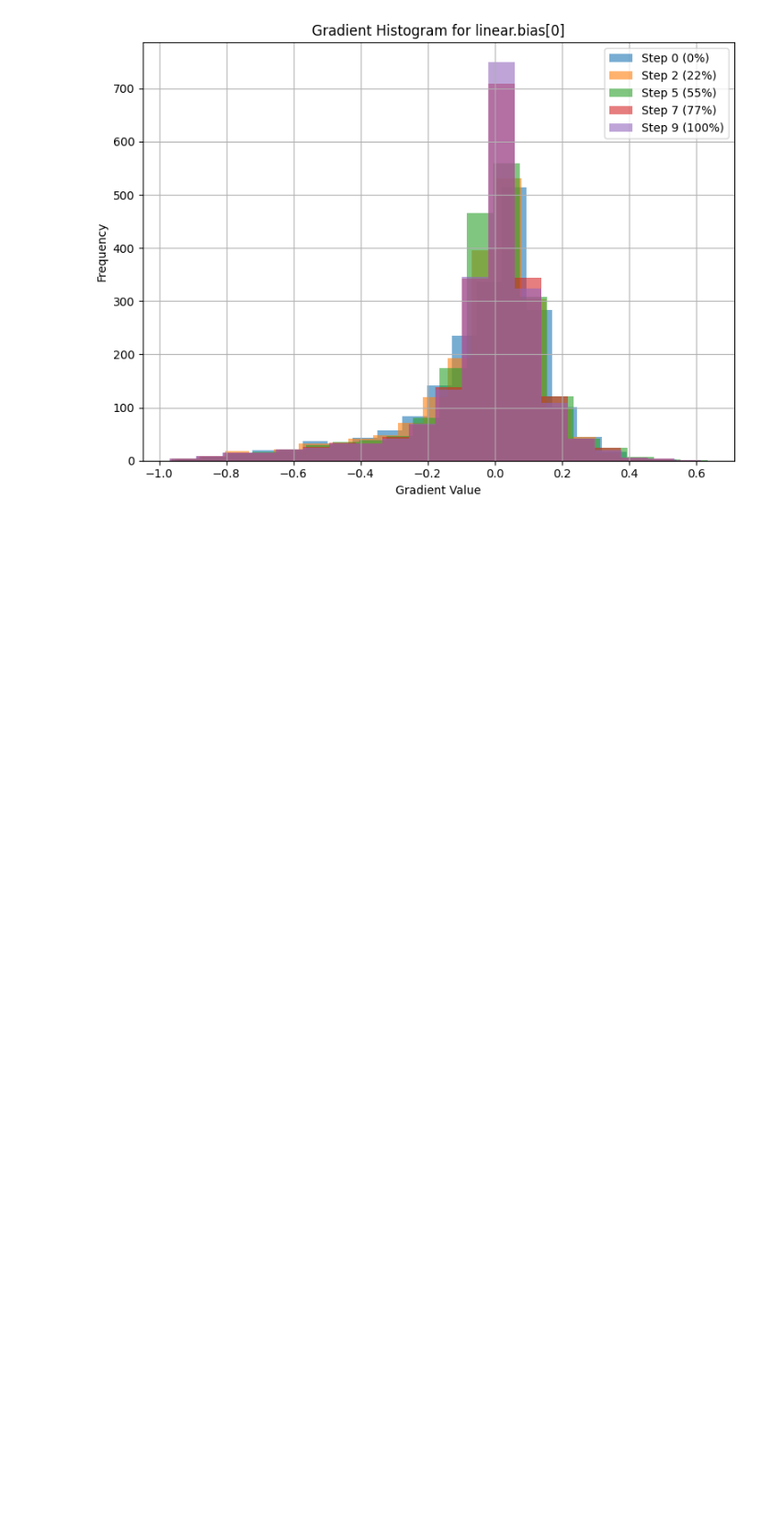
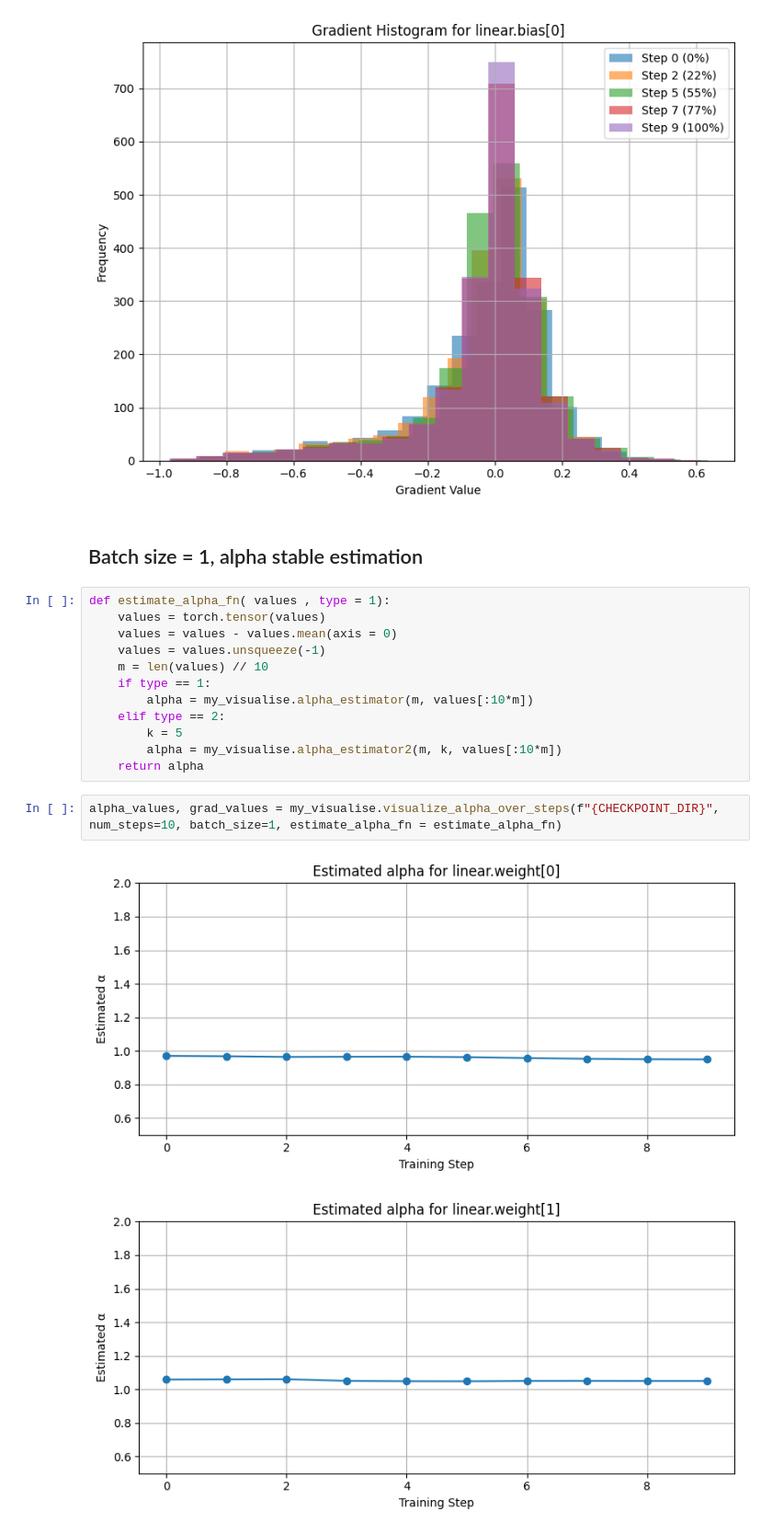
Before and after one commit to ThunderstormXX/SGDiffusion, a Jupyter notebook: notebooks/exp12/simple_gd_noise.ipynb, the cells around one changed output. Shown: that part at 92% size. Drawn from its saved outputs; the diff is of its cells as text; blank space fills up the shorter version.

Commit message:
add alpha estimation on simple model

```diff
--- a/notebooks/exp12/simple_gd_noise.ipynb
+++ b/notebooks/exp12/simple_gd_noise.ipynb
@@ -80,3 +80,22 @@ my_visualise.visualize_gradient_histograms_at_steps(f"{CHECKPOINT_DIR}", num_ste
 [figure]
 [figure]
 [figure]
+# %% [markdown]
+## Batch size = 1, alpha stable estimation
+# %%
+def estimate_alpha_fn( values , type = 1):
+    values = torch.tensor(values)
+    values = values - values.mean(axis = 0)
+    values = values.unsqueeze(-1)
+    m = len(values) // 10
+    if type == 1:
+        alpha = my_visualise.alpha_estimator(m, values[:10*m])
+    elif type == 2:
+        k = 5
+        alpha = my_visualise.alpha_estimator2(m, k, values[:10*m])
+    return alpha
+# %%
+alpha_values, grad_values = my_visualise.visualize_alpha_over_steps(f"{CHECKPOINT_DIR}", num_steps=10, batch_size=1, estimate_alpha_fn = estimate_alpha_fn)
+# %% [output]
+[figure, added]
+[figure, added]
```
Also changed, not shown: parts of 5 cells of this notebook, 1 other file.
